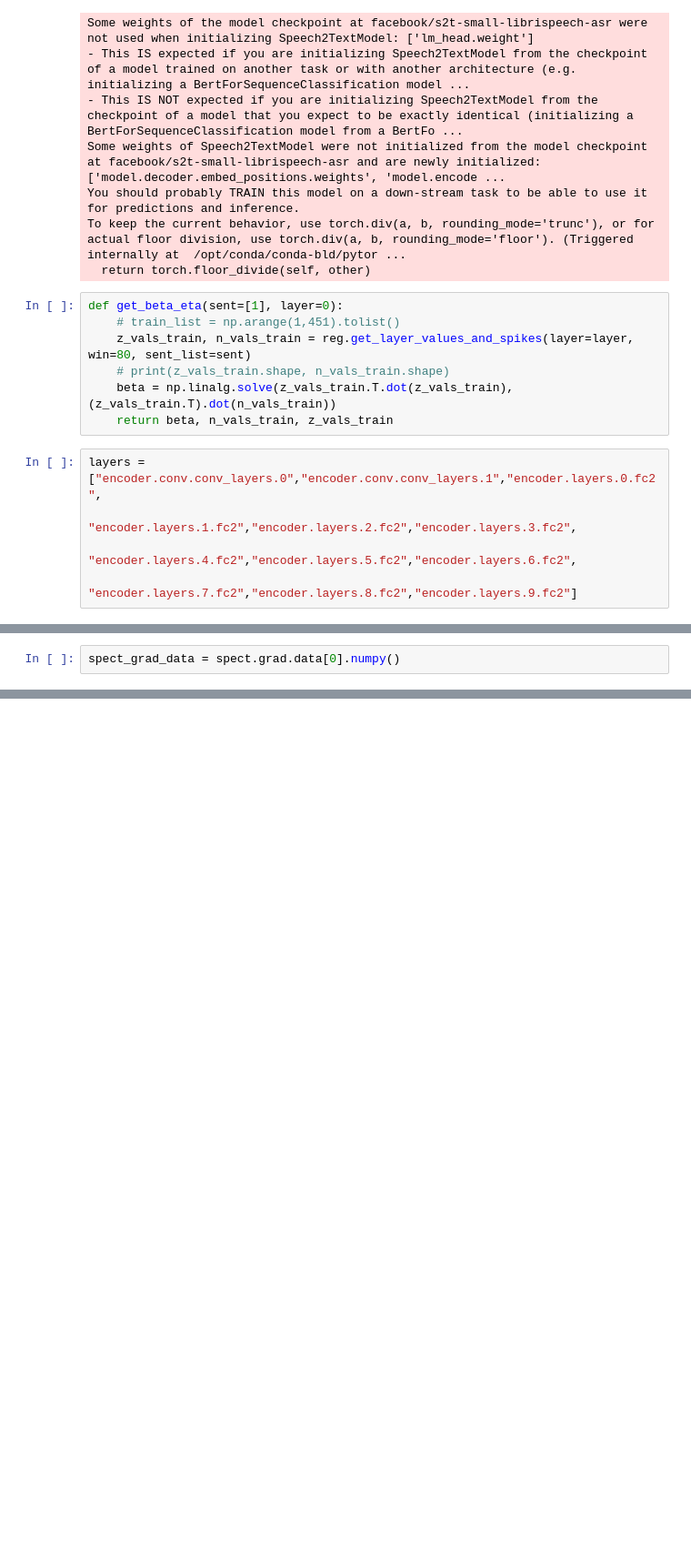
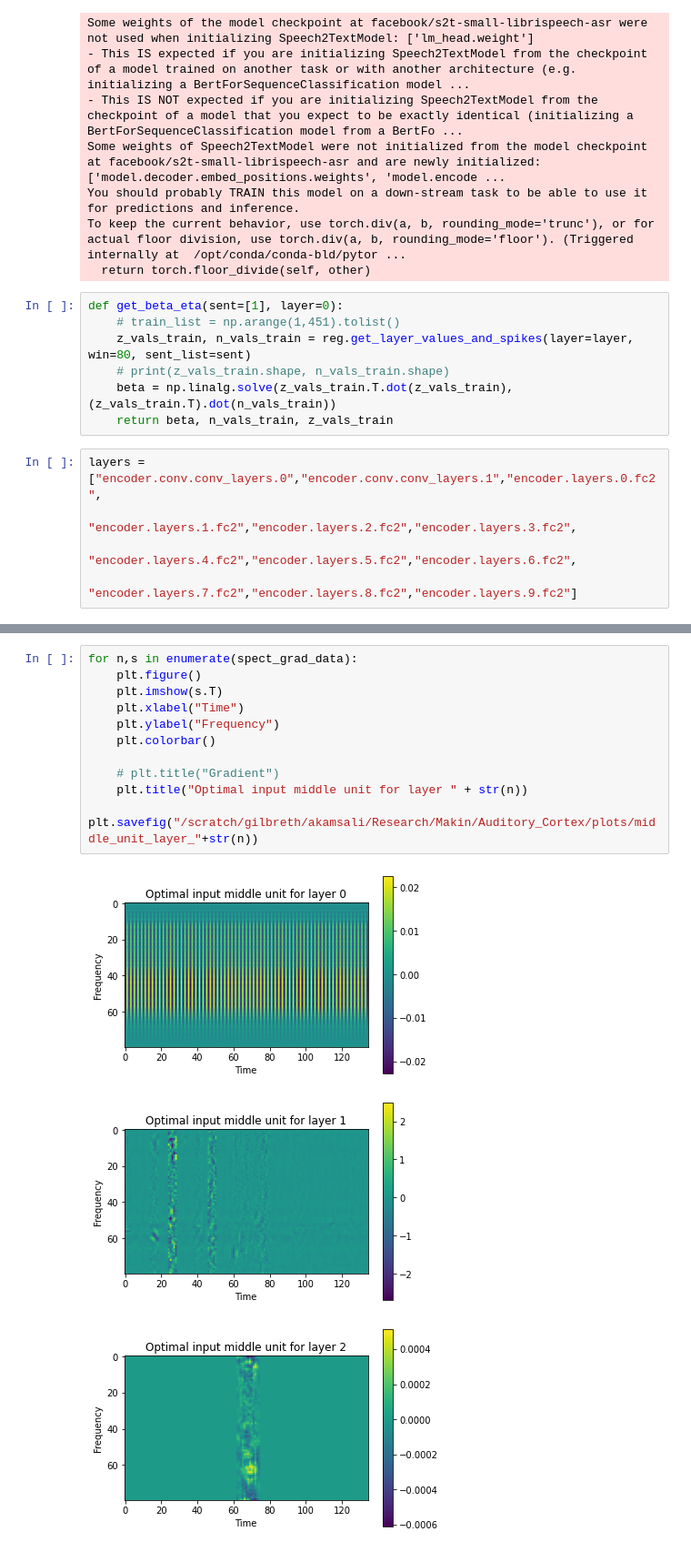
Before and after one commit to bilalhsp/Auditory_Cortex, a Jupyter notebook: notebooks/gradient.ipynb, the cells around one changed output, grey strips where cells are left out. Shown at 91% size. Drawn from its saved outputs; the diff is of its cells as text; blank space fills up the shorter version.

Commit message:
mid unit

```diff
--- a/notebooks/gradient.ipynb
+++ b/notebooks/gradient.ipynb
@@ -88,2 +129,0 @@ plt.show()
-# %%
-spect_grad_data = spect.grad.data[0].numpy()
@@ -89,0 +141,15 @@ spect_grad_data = spect.grad.data[0].numpy()
+# %%
+for n,s in enumerate(spect_grad_data):
+    plt.figure()
+    plt.imshow(s.T)
+    plt.xlabel("Time")
+    plt.ylabel("Frequency")
+    plt.colorbar()
+
+    # plt.title("Gradient")
+    plt.title("Optimal input middle unit for layer " + str(n))
+    plt.savefig("/scratch/gilbreth/akamsali/Research/Makin/Auditory_Cortex/plots/middle_unit_layer_"+str(n))
+# %% [output]
+[figure, added]
+[figure, added]
+[figure, added]
```
Also changed, not shown: parts of 18 cells of this notebook, 54 other files.
